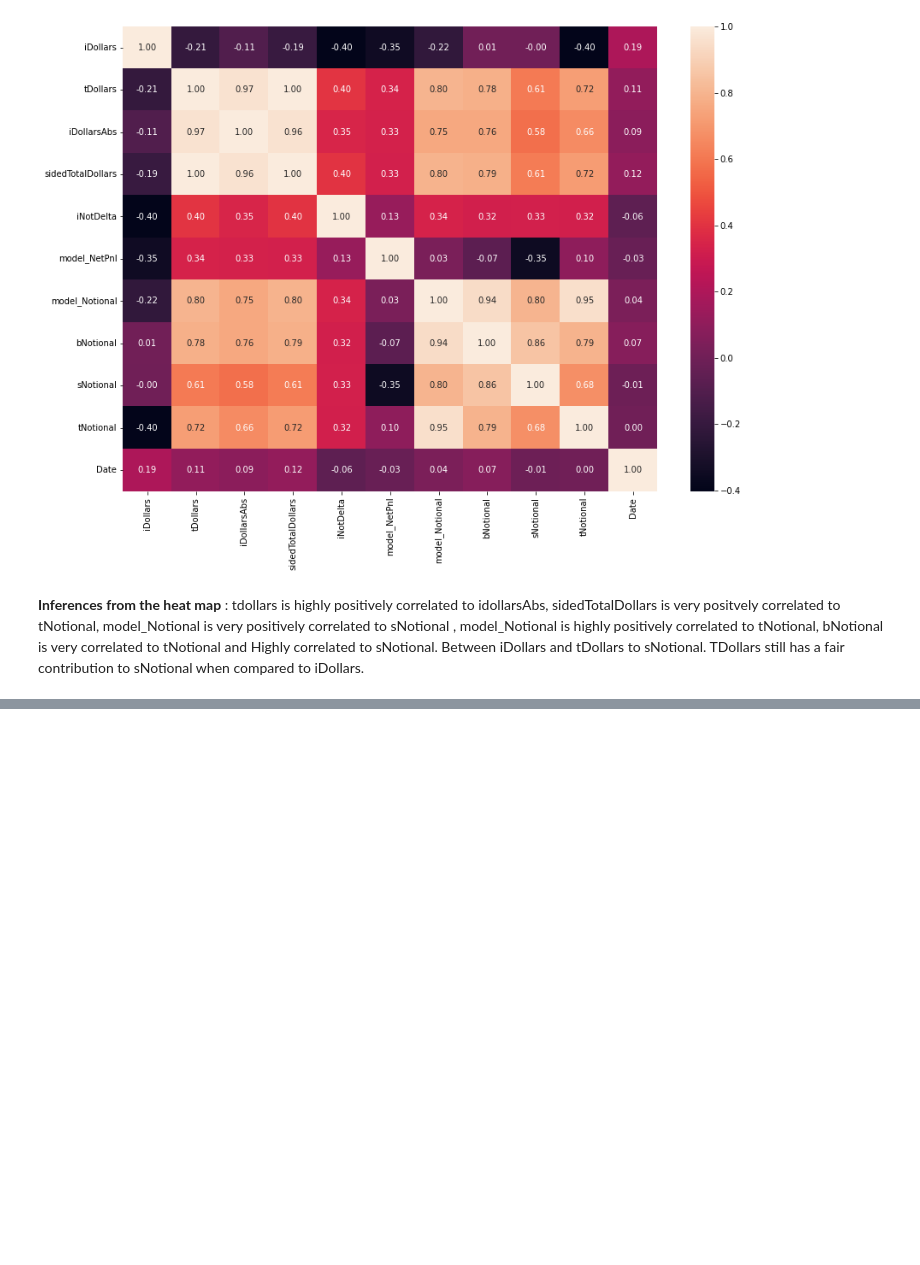
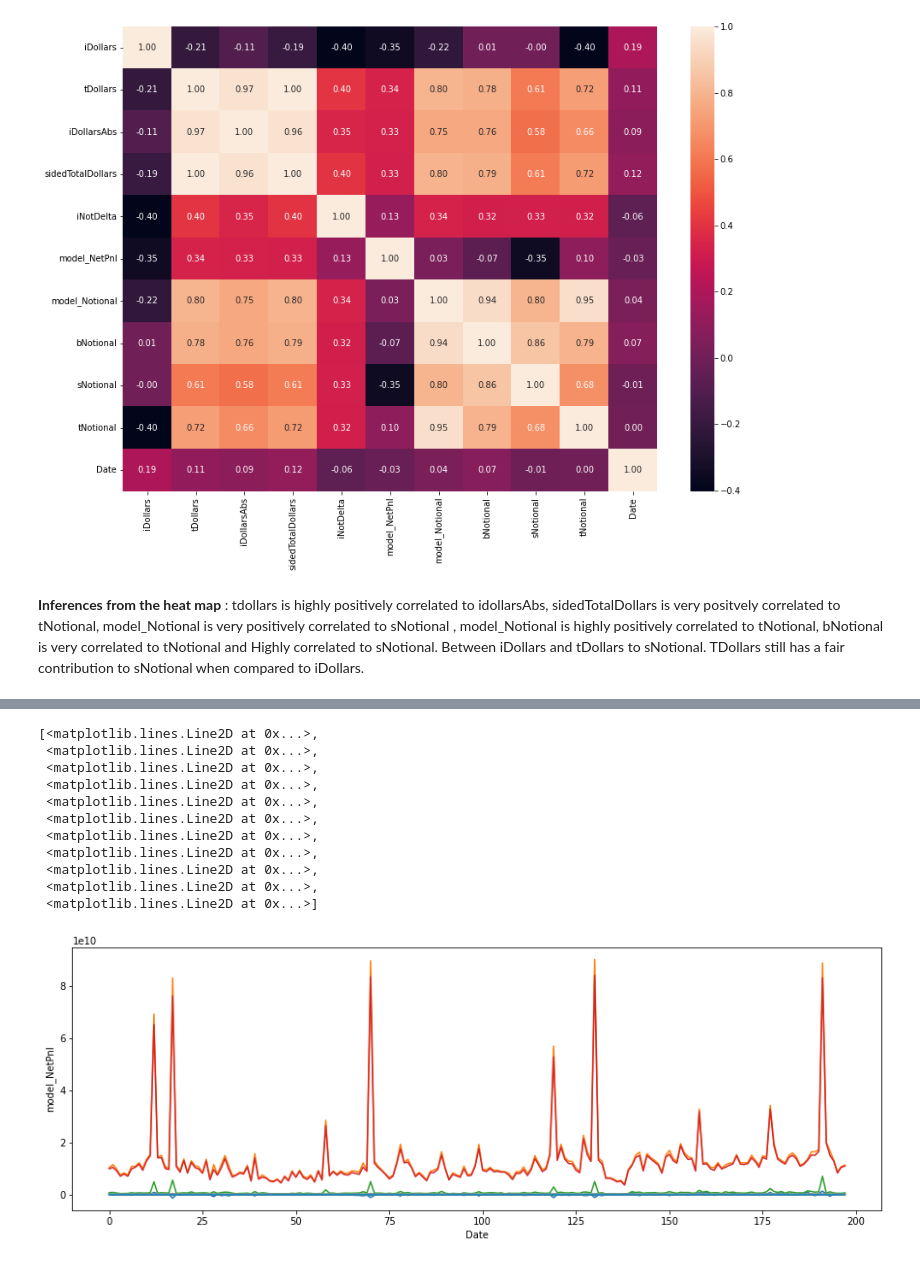
Before and after one commit to AyorindeTayo/freelance2, a Jupyter notebook: Untitled48.ipynb, the cells around one changed output, grey strips where cells are left out. Drawn from its saved outputs; the diff is of its cells as text; code cells hidden in the pictures; blank space fills up the shorter version.

```diff
--- a/Untitled48.ipynb
+++ b/Untitled48.ipynb
@@ -202,0 +280,18 @@ plt.show()
+# %%
+plt.figure(figsize=(15, 5))
+plt.ylabel("model_NetPnl")
+plt.xlabel("Date")
+plt.plot(data)
+# %% [output]
+[<matplotlib.lines.Line2D at 0x...>,
+ <matplotlib.lines.Line2D at 0x...>,
+ <matplotlib.lines.Line2D at 0x...>,
+ <matplotlib.lines.Line2D at 0x...>,
+ <matplotlib.lines.Line2D at 0x...>,
+ <matplotlib.lines.Line2D at 0x...>,
+ <matplotlib.lines.Line2D at 0x...>,
+ <matplotlib.lines.Line2D at 0x...>,
+ <matplotlib.lines.Line2D at 0x...>,
+ <matplotlib.lines.Line2D at 0x...>,
+ <matplotlib.lines.Line2D at 0x...>]
+[figure, added]
```
Also changed, not shown: parts of 7 cells of this notebook.
